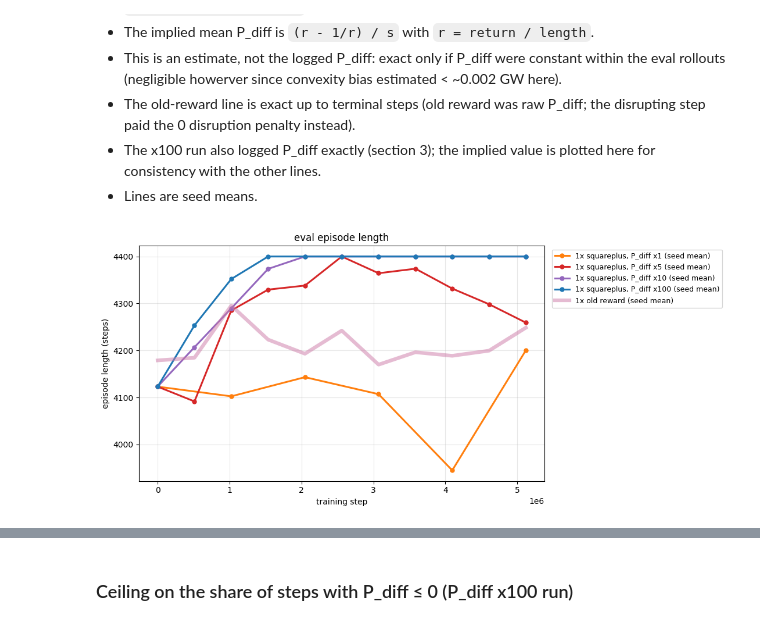
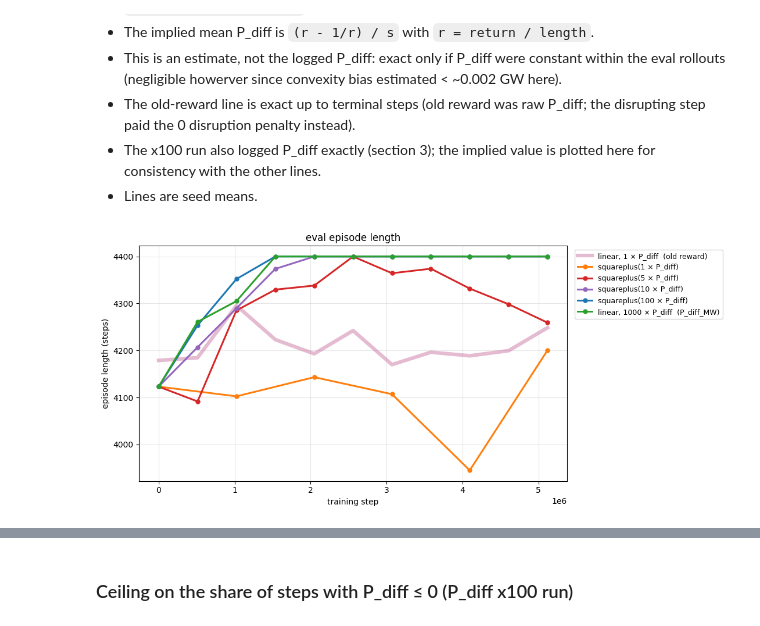
Before and after one commit to davcoope/plasmax, a Jupyter notebook: experiments/studies/dc_rewards_comparison.ipynb, the cells around one changed output, grey strips where cells are left out. Cells and saved outputs as stored; diff of their text form; code cells hidden in the pictures.

Commit message:
Add P_diff_MW run to dc_rewards_comparison notebook.

```diff
--- a/experiments/studies/dc_rewards_comparison.ipynb
+++ b/experiments/studies/dc_rewards_comparison.ipynb
@@ -128,13 +128,21 @@ def pdiff_run(rid, scale):
 pdiff = {1: pdiff_run(SQ_RUNS[1], 1.0)} | {s: pdiff_run(rid, float(s)) for s, rid in SCALED_RUNS.items()}
 old_1x_pdiff = old[1][RL[0]] / old[1][RL[1]]
 scaled_len = {scale: history(SQ_PROJECT, rid, 1, RL)[RL[1]] for scale, rid in SCALED_RUNS.items()}
+
+MW_RUN, MW_COLOR = "c5rgytkl", "C2"  # P_diff_MW reward (linear P_diff in MW, no squareplus), 1x noise, 5.12M steps
+assert find(api.run(f"{ENTITY}/{SQ_PROJECT}/{MW_RUN}").config, "reward") == "P_diff_MW"
+h_mw = history(SQ_PROJECT, MW_RUN, 1, [f"seeds/{s}/{k}" for s in SEEDS for k in RL])
+mw_len = pd.concat({s: h_mw[f"seeds/{s}/{RL[1]}"] for s in SEEDS}, axis=1).mean(axis=1)
+# Exact up to terminal steps, like the old reward: reward is raw P_diff in MW, 0 on the terminal step.
+mw_pdiff = pd.concat({s: h_mw[f"seeds/{s}/{RL[0]}"] / h_mw[f"seeds/{s}/{RL[1]}"] for s in SEEDS}, axis=1).mean(axis=1) / 1e3
 # %%
 fig, ax = plt.subplots(figsize=(11, 5))
+ax.plot(old[1].index, old[1][RL[1]], color=OLD_COLORS[1], lw=4.5, alpha=0.5, label="linear, 1 × P_diff  (old reward)")
 m = sq_length(1)
-ax.plot(m.index, m, color=colors[1], lw=2.2, marker="o", ms=5, label="1x squareplus, P_diff x1 (seed mean)")
+ax.plot(m.index, m, color=colors[1], lw=2.2, marker="o", ms=5, label="squareplus(1 × P_diff)")
 for scale, h in scaled_len.items():
-    ax.plot(h.index, h, color=colors[scale], lw=2.2, marker="o", ms=5, label=f"1x squareplus, P_diff x{scale} (seed mean)")
-ax.plot(old[1].index, old[1][RL[1]], color=OLD_COLORS[1], lw=4.5, alpha=0.5, label="1x old reward (seed mean)")
+    ax.plot(h.index, h, color=colors[scale], lw=2.2, marker="o", ms=5, label=f"squareplus({scale} × P_diff)")
+ax.plot(mw_len.index, mw_len, color=MW_COLOR, lw=2.2, marker="o", ms=5, label="linear, 1000 × P_diff  (P_diff_MW)")
 finish(ax, "eval episode length", "episode length (steps)", "pdiff_scaling_episode_length")
 # %% [output]
-[figure, old version]
+[figure, new version]
```
Also changed, not shown: parts of 2 cells of this notebook.
